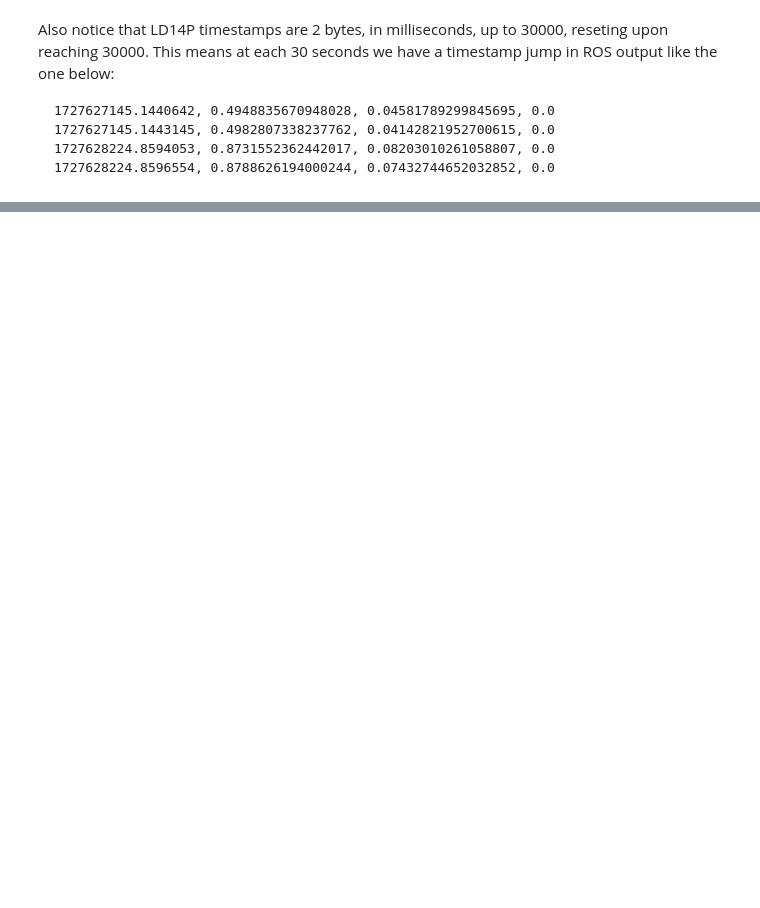
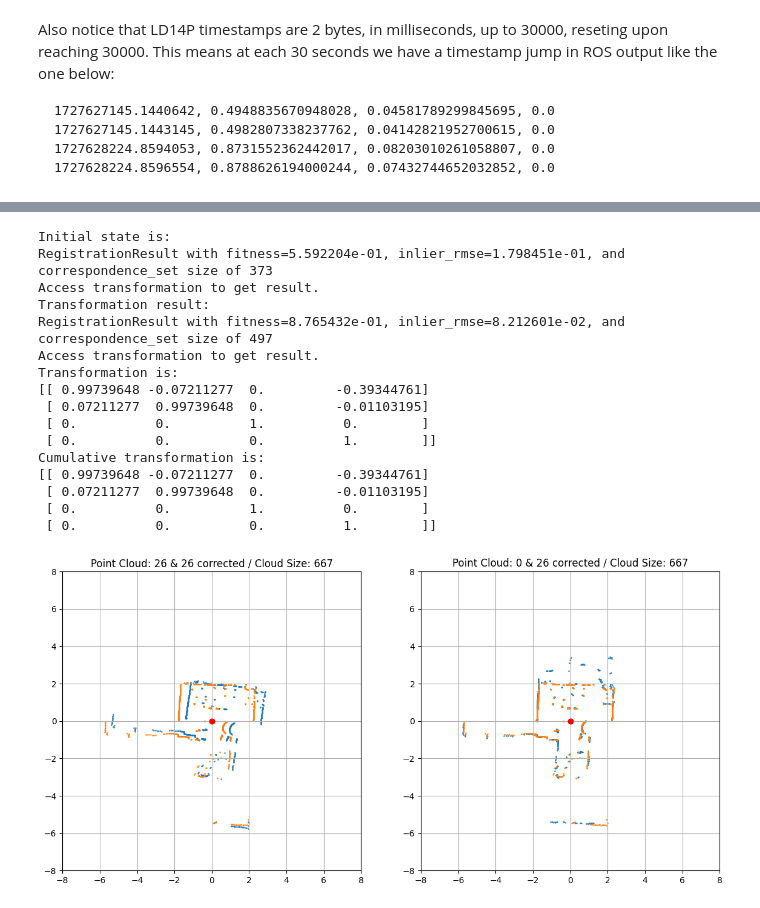
Before and after one commit to HumbertoDiego/lidar-experiments, a Jupyter notebook: Theory 2-IterativeClosestPoint.ipynb, the cells around one changed output, grey strips where cells are left out. Saved outputs shown, nothing was run; the diff lists cells and outputs as text; code cells hidden in the pictures; blank space fills up the shorter version.

```diff
--- a/Theory 2-IterativeClosestPoint.ipynb
+++ b/Theory 2-IterativeClosestPoint.ipynb
@@ -863,0 +981,80 @@ plt.close(fig)
+# %%
+# initialization
+trans_init = np.asarray([[1, 0, 0, 0],
+                         [0, 1, 0, 0],
+                         [0, 0, 1, 0],
+                         [0, 0, 0, 1]],dtype=float)
+for i in range(len(dfs)):
+    try:
+        del dfs[i]["time"]
+    except:
+        pass
+
+threshold = 0.3
+
+# Pass xyz to Open3D.o3d.geometry.PointCloud
+t = 0
+target_array = dfs[t].to_numpy()
+target = o3d.geometry.PointCloud()
+target.points = o3d.utility.Vector3dVector(target_array)
+# Statistical oulier removal
+cl, ind = target.remove_statistical_outlier(nb_neighbors=5,
+                                            std_ratio=2.0)
+inlier_target = target.select_by_index(ind)
+
+s = 26
+source_array = dfs[s].to_numpy()
+source = o3d.geometry.PointCloud()
+source.points = o3d.utility.Vector3dVector(source_array)
+# Statistical oulier removal
+cl, ind = source.remove_statistical_outlier(nb_neighbors=5,
+                                            std_ratio=2.0)
+inlier_source = source.select_by_index(ind)
+
+evaluation = o3d.pipelines.registration.evaluate_registration(source, target, threshold)
+print("Initial state is:")
+print(evaluation)
+
+# apply Open3D ICP
+reg_p2p = o3d.pipelines.registration.registration_icp(inlier_source, inlier_target, threshold)
+print("Transformation result:")
+print(reg_p2p)
+print("Transformation is:")
+print(reg_p2p.transformation)
+print("Cumulative transformation is:")
+trans_init = trans_init @ reg_p2p.transformation
+print(trans_init)
+
+# correct
+ones_row = np.ones((1, source_array.T.shape[1]))
+source_homogeneous = np.append(source_array.T , ones_row, axis=0)
+source_corrected = reg_p2p.transformation @ source_homogeneous
+
+# plot
+fig, (ax,ax2) = plt.subplots(1,2,figsize=(14,10))
+plot_2d(source_array[:,0], source_array[:,1],  s, ax)
+plot_2d(source_corrected[0,:], source_corrected[1,:], f"{s} & {s} corrected", ax)
+ax.grid()
+
+plot_2d(target_array[:,0], target_array[:,1], 0, ax2)
+plot_2d(source_corrected[0,:], source_corrected[1,:], f"{t} & {s} corrected", ax2)
+ax2.grid()
+plt.show()
+# %% [output]
+Initial state is:
+RegistrationResult with fitness=5.592204e-01, inlier_rmse=1.798451e-01, and correspondence_set size of 373
+Access transformation to get result.
+Transformation result:
+RegistrationResult with fitness=8.765432e-01, inlier_rmse=8.212601e-02, and correspondence_set size of 497
+Access transformation to get result.
+Transformation is:
+[[ 0.99739648 -0.07211277  0.         -0.39344761]
+ [ 0.07211277  0.99739648  0.         -0.01103195]
+ [ 0.          0.          1.          0.        ]
+ [ 0.          0.          0.          1.        ]]
+Cumulative transformation is:
+[[ 0.99739648 -0.07211277  0.         -0.39344761]
+ [ 0.07211277  0.99739648  0.         -0.01103195]
+ [ 0.          0.          1.          0.        ]
+ [ 0.          0.          0.          1.        ]]
+[figure, added]
```
Also changed, not shown: parts of 39 cells of this notebook, 2 other files.
